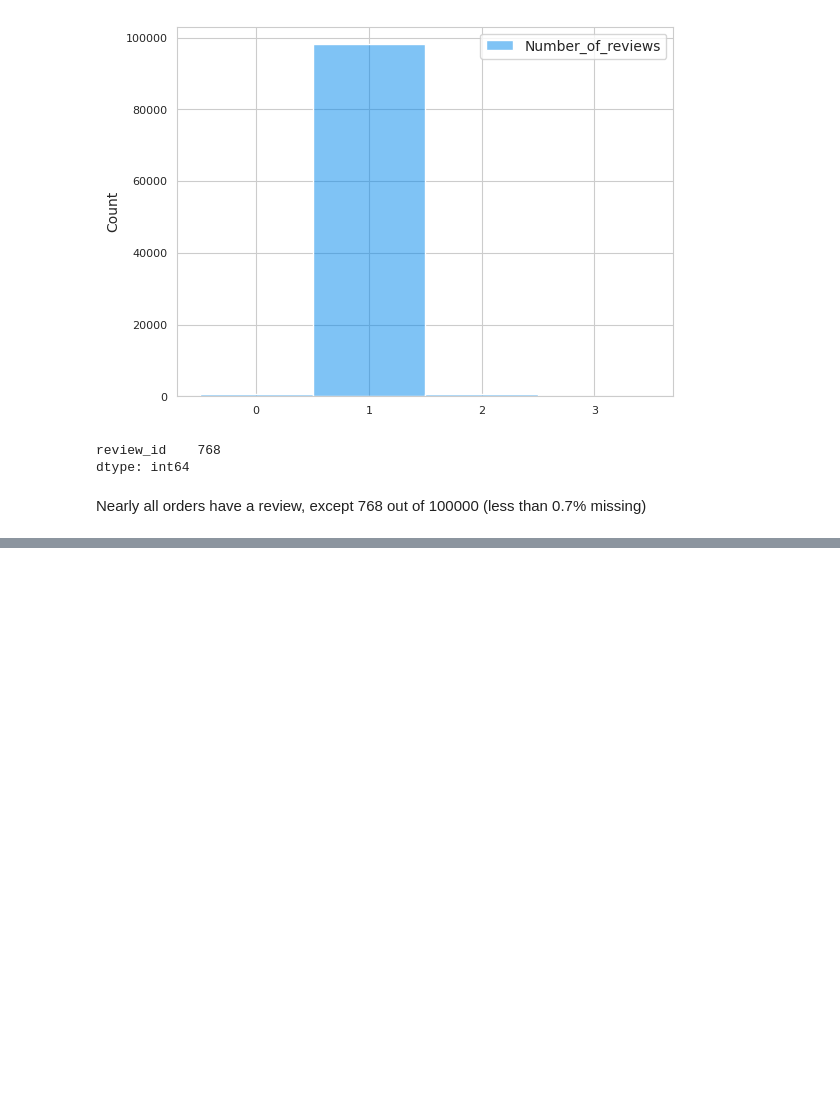
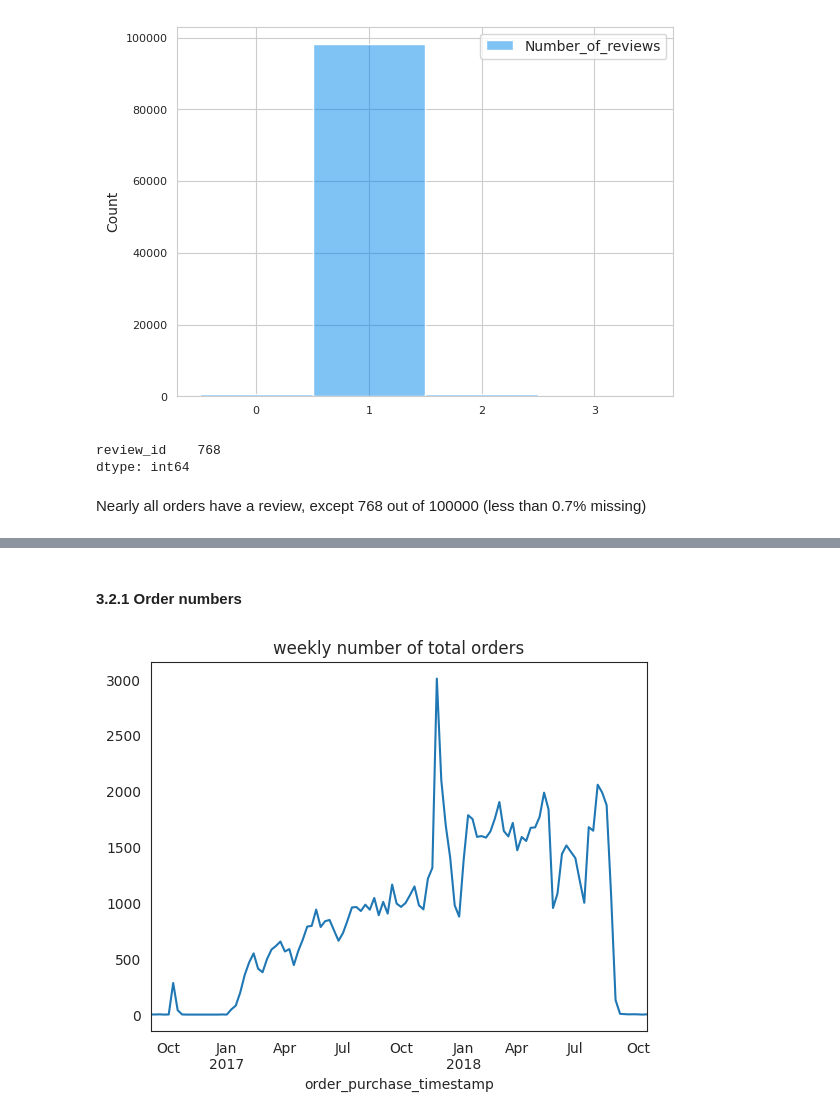
Before and after one commit to dialectique/Olist_data_analysis, a Jupyter notebook: notebooks/1_exploratory_analysis.ipynb, the cells around one changed output, grey strips where cells are left out. Saved outputs shown, nothing was run; the diff lists cells and outputs as text; code cells hidden in the pictures; blank space fills up the shorter version.

```diff
--- a/notebooks/1_exploratory_analysis.ipynb
+++ b/notebooks/1_exploratory_analysis.ipynb
@@ -166,0 +228,15 @@ Nearly all orders have a review, except 768 out of 100000 (less than 0.7% missin
+# %% [markdown]
+#### 3.2.1 Order numbers
+# %%
+# Orders dataset
+orders = data['orders'].copy()
+
+# Convert timestamp into datetime object, set it as index,
+# resample on a weekly base and count the number of orders for each week
+orders['order_purchase_timestamp'] = pd.to_datetime(orders['order_purchase_timestamp'])
+orders = orders.set_index('order_purchase_timestamp').sort_index() \
+
+# plot the weekly number of total orders
+orders['order_id'].resample(rule="W").count().plot().set_title("weekly number of total orders");
+# %% [output]
+[figure, added]
```
Also changed, not shown: parts of 33 cells of this notebook.
